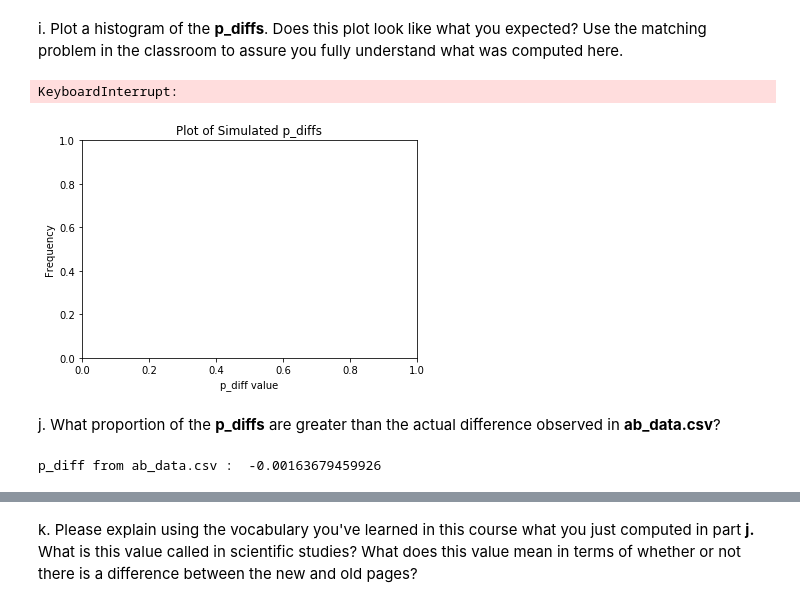
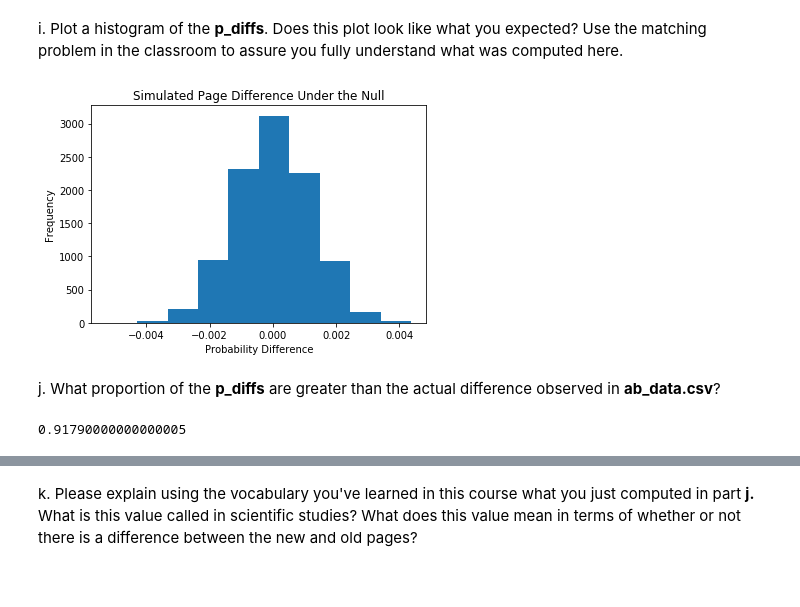
Before and after one commit to chloemcauley/ABTestingWebsite, a Jupyter notebook: Analyze_ab_test_results_notebook.ipynb, the cells around one changed output, grey strips where cells are left out. Drawn from its saved outputs; the diff is of its cells as text; code cells hidden in the pictures.

```diff
--- a/Analyze_ab_test_results_notebook.ipynb
+++ b/Analyze_ab_test_results_notebook.ipynb
@@ -286,0 +248,3 @@ dtype: int64
+# %%
+n_old = df2[df2.landing_page == 'old_page'].shape[0]
+n_old
@@ -287,6 +253,6 @@ dtype: int64
 # %% [markdown]
 e. Simulate $n_{new}$ transactions with a conversion rate of $p_{new}$ under the null.  Store these $n_{new}$ 1's and 0's in **new_page_converted**.
 # %%
-new_page_converted =np.random.choice(200, size=None, replace=True, p=None)
-new_page_converted
+new_page_converted = np.random.choice([0, 1], size=n_new, p=[(1 - p_new), p_new])
+new_page_converted.mean()
 # %% [output]
@@ -294,6 +260,6 @@ new_page_converted
 # %% [markdown]
 f. Simulate $n_{old}$ transactions with a conversion rate of $p_{old}$ under the null.  Store these $n_{old}$ 1's and 0's in **old_page_converted**.
 # %%
-old_page_converted = np.random.choice(200, size=None, replace=True, p=None)
-old_page_converted
+old_page_converted = np.random.choice([0, 1], size=n_old, p=[(1 - p_old), p_old])
+old_page_converted.mean()
 # %% [output]
@@ -307,28 +273,29 @@ new_page_converted - old_page_converted
 # %% [markdown]
 h. Create 10,000 $p_{new}$ - $p_{old}$ values using the same simulation process you used in parts (a) through (g) above. Store all 10,000 values in a NumPy array called **p_diffs**.
 # %%
-#simulate the difference
 
 p_diffs = []
 for _ in range(10000):
-    new_page_converted = np.random.binomial(n_new,pnew_rate)
-    old_page_converted = np.random.binomial(n_old, pold_rate)
-    p_diff = new_page_converted/n_new - old_page_converted/n_old
-    p_diffs.append(p_diff)
+    new_page_converted = np.random.choice([0, 1], size=n_new, p=[(1 - p_new), p_new])
+    old_page_converted = np.random.choice([0, 1], size=n_old, p=[(1 - p_old), p_old])
+    p_diffs.append(new_page_converted.mean() - old_page_converted.mean())
 # %% [markdown]
 i. Plot a histogram of the **p_diffs**.  Does this plot look like what you expected?  Use the matching problem in the classroom to assure you fully understand what was computed here.
-# %%
-plt.xlabel('p_diff value')
-plt.ylabel('Frequency')
-plt.title('Plot of Simulated p_diffs')
-plt.hist(p_diffs);
-# %% [output]
-KeyboardInterrupt:
-[figure, removed]
+# %%
+plt.xlabel('Probability Difference')
+plt.ylabel('Frequency')
+plt.title('Simulated Page Difference Under the Null')
+plt.hist(p_diffs);
+
+#the plot does look like as expected as the Null hypothesis states that there is no difference in the conversion
+#rates between old and new. Therefore, this means that the majority of the probability difference should be around 0.
+# %% [output]
+[figure, added]
 # %% [markdown]
 j. What proportion of the **p_diffs** are greater than the actual difference observed in **ab_data.csv**?
 # %%
-p_diff_orig = df[df['landing_page'] == 'new_page']['converted'].mean() -  df[df['landing_page'] == 'old_page']['converted'].mean()
-print('p_diff from ab_data.csv : ',p_diff_orig)
+obs_diff = df[df['landing_page'] == 'new_page']['converted'].mean() -  df[df['landing_page'] == 'old_page']['converted'].mean()
+obs_diff
+(p_diffs >= obs_diff).mean()
 # %% [output]
-p_diff from ab_data.csv :  -0.00163679459926
+0.91790000000000005
```
Also changed, not shown: parts of 29 cells of this notebook, 1 other file.
